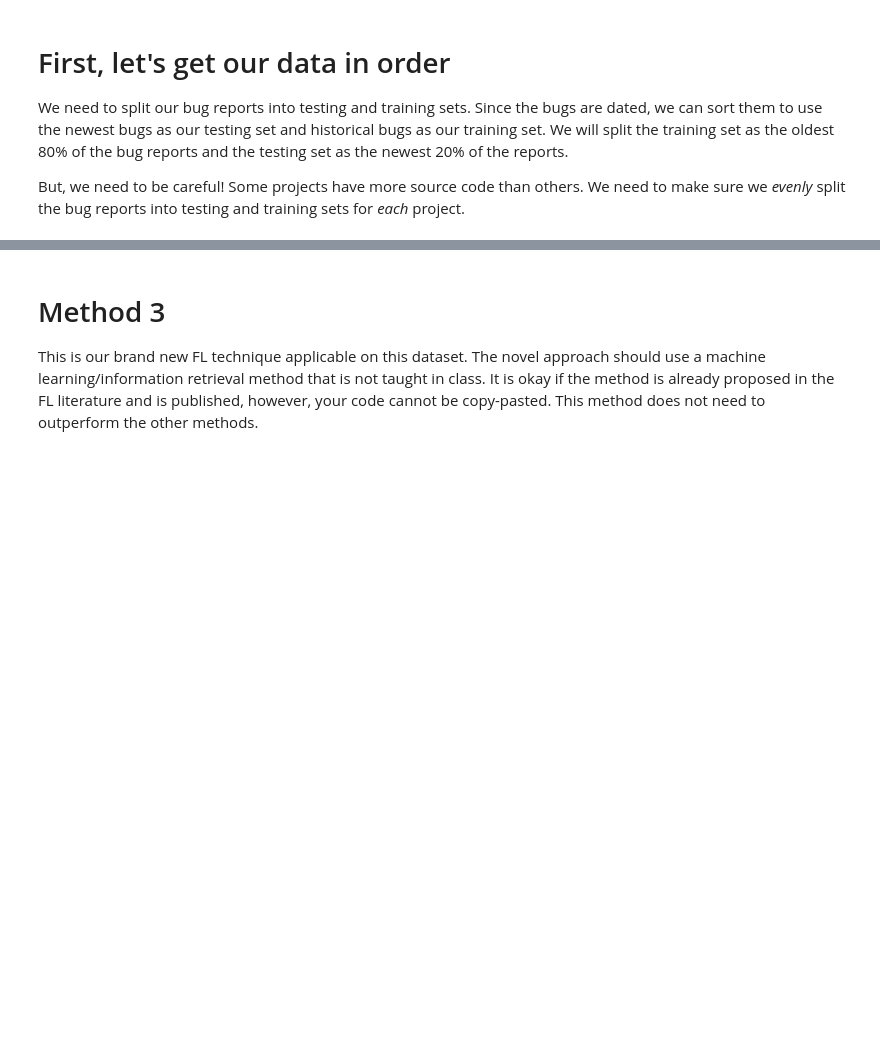
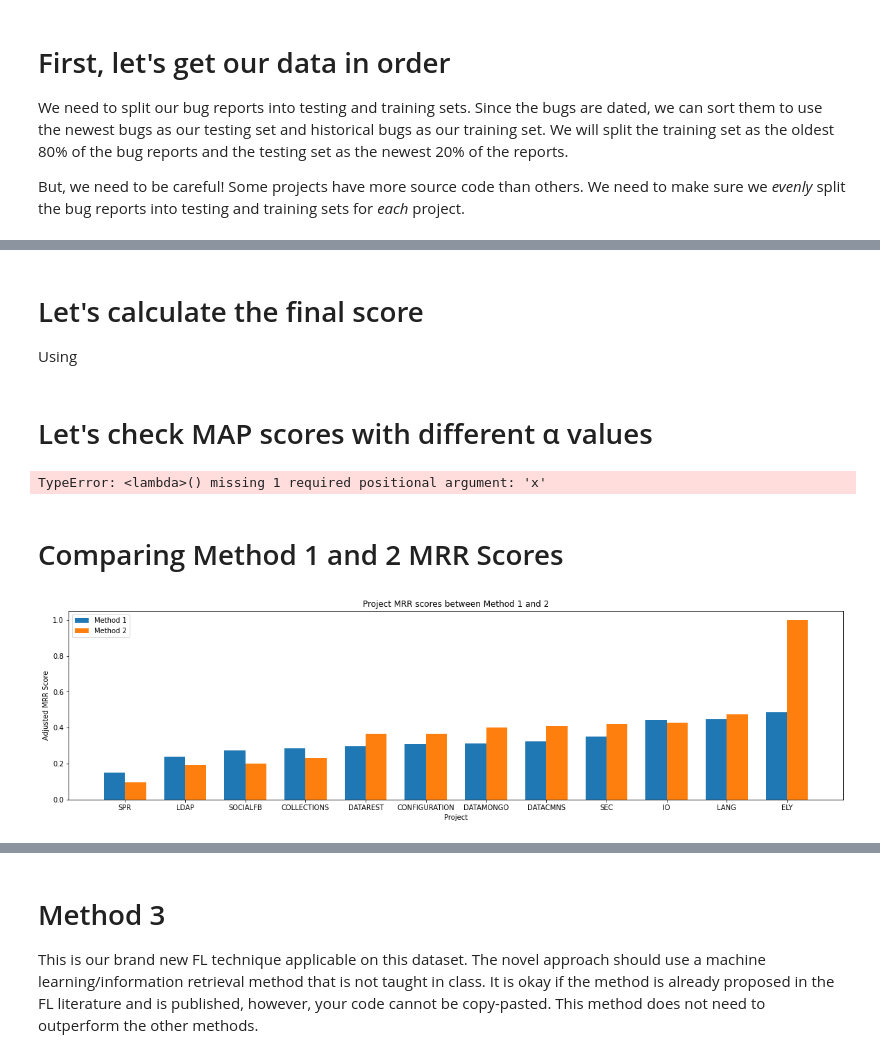
Before and after one commit to Tijunel/ENSF544-FINAL, a Jupyter notebook: Preprocessing.ipynb, the cells around one changed output, grey strips where cells are left out. Saved outputs shown, nothing was run; the diff lists cells and outputs as text; code cells hidden in the pictures; blank space fills up the shorter version.

Commit message:
Finished method 2?

```diff
--- a/Preprocessing.ipynb
+++ b/Preprocessing.ipynb
@@ -673,0 +775,4 @@ display(bugs)
+# %% [markdown]
+# Let's calculate the final score
+
+Using
@@ -673,0 +804,53 @@ display(bugs)
+# %% [markdown]
+# Let's check MAP scores with different α values
+# %%
+MRR_scores = defaultdict(lambda x: [])
+α_range = [α / 100 for α in range(20, 25, 5)]
+
+for α in α_range:
+  all_final_scores = calculate_final_scores(testing_bug_reports, α)
+  testing_bug_reports['final_scores'] = all_final_scores
+  scores = calculate_scores(testing_bug_reports, calculate_adjusted_MRR, 'adjusted_MRR', 'final_scores')
+  scores = dict(sorted(scores.items(), key=lambda item: item[1]))
+  for k, v in scores.items():
+    print(k)
+    MRR_scores[k].append(v)
+
+for k, v in MRR_scores.items():
+  print(k)
+  print(v)
+  plt.plot(α_range, v, label = k)
+
+fig, ax = plt.subplots()
+fig.set_size_inches(20, 5)
+plt.legend()
+plt.show()
+# %% [output]
+TypeError: <lambda>() missing 1 required positional argument: 'x'
+# %% [markdown]
+# Comparing Method 1 and 2 MRR Scores
+# %%
+method1_scores = calculate_scores(bug_reports, calculate_adjusted_MRR, 'adjusted_MRR', 'similarities')
+method1_scores = dict(sorted(method1_scores.items(), key=lambda item: item[1]))
+method2_scores = calculate_scores(testing_bug_reports, calculate_adjusted_MRR, 'adjusted_MRR', 'final_scores')
+method2_scores = dict(sorted(method2_scores.items(), key=lambda item: item[1]))
+
+labels = list(method1_scores.keys())
+x = np.arange(len(labels))
+width = 0.35
+
+fig, ax = plt.subplots()
+rects1 = ax.bar(x - width/2, list(method1_scores.values()), width, label="Method 1")
+rects2 = ax.bar(x + width/2, list(method2_scores.values()), width, label="Method 2")
+
+ax.set_xlabel('Project')
+ax.set_ylabel('Adjusted MRR Score')
+ax.set_title('Project MRR scores between Method 1 and 2')
+ax.set_xticks(x)
+ax.set_xticklabels(labels)
+ax.legend()
+
+fig.set_size_inches(20, 5)
+plt.show()
+# %% [output]
+[figure, added]
```
Also changed, not shown: parts of 18 cells of this notebook, 1 other file.
